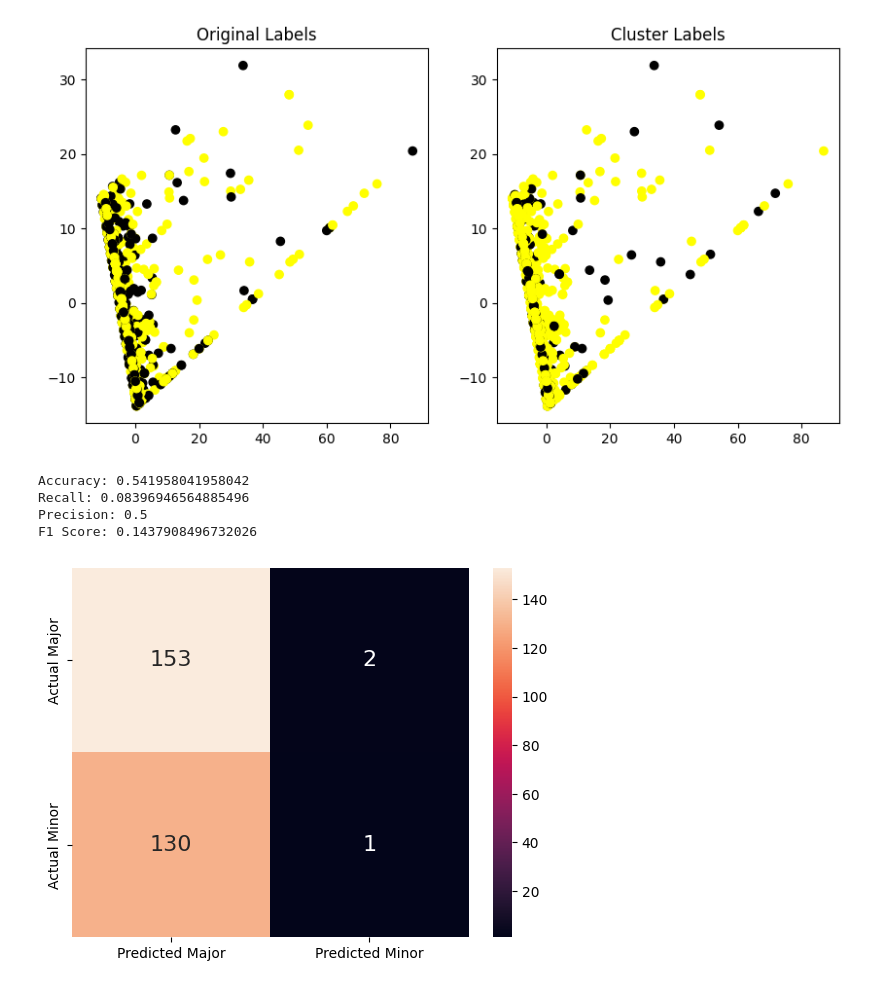
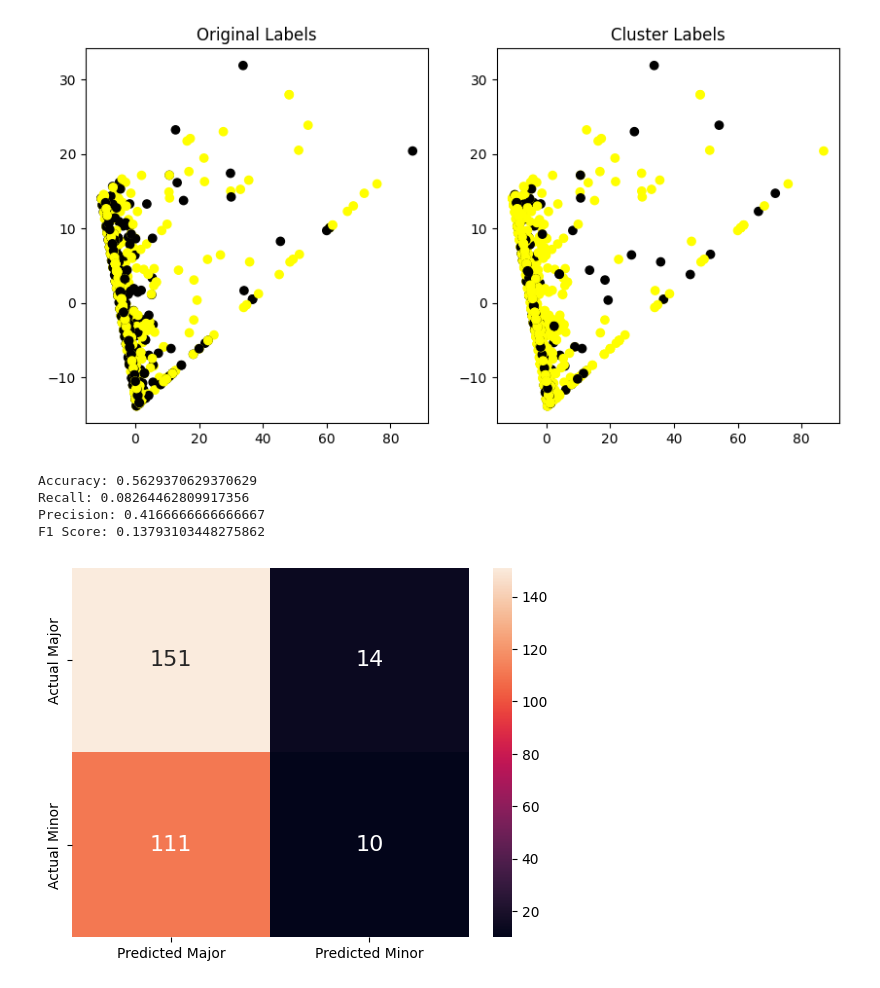
Before and after one commit to omar-elmeteny/MLProject, a Jupyter notebook: ml_project.ipynb, the cells around one changed output. Saved outputs shown, nothing was run; the diff lists cells and outputs as text; code cells hidden in the pictures.

```diff
--- a/ml_project.ipynb
+++ b/ml_project.ipynb
@@ -970,7 +970,10 @@ def split_data(df, target_variable, df_original):
     X_train, X_test, Y_train, Y_test = train_test_split(
         X, Y,
         test_size=0.3,
-        train_size=0.7
+        train_size=0.7,
+        random_state=7,
+        shuffle=True,
+        stratify=Y
     )
     return X_train, X_test, Y_train, Y_test
 
@@ -990,37 +993,37 @@ def logistic_regression(X_train, X_test, Y_train, Y_test):
     accuracy = accuracy_score(Y_test, predictions)
     print('Accuracy:', accuracy)
 
-    recall = recall_score(Y_test, predictions)
+    recall = recall_score(Y_test, predictions, average='weighted')
     print('Recall:', recall)
 
-    precision = precision_score(Y_test, predictions)
+    precision = precision_score(Y_test, predictions, average='weighted')
     print('Precision:', precision)
 
-    f1 = f1_score(Y_test, predictions)
+    f1 = f1_score(Y_test, predictions, average='weighted')
     print('F1 Score:', f1)
 
     return log_model, predictions
 
 log_model, predictions = logistic_regression(X_train, X_test, Y_train, Y_test)
 # %% [output]
-Accuracy: 0.541958041958042
-Recall: 0.08396946564885496
-Precision: 0.5
-F1 Score: 0.1437908496732026
+Accuracy: 0.5629370629370629
+Recall: 0.08264462809917356
+Precision: 0.4166666666666667
+F1 Score: 0.13793103448275862
 # %%
-def confusion_matrix(Y_test, predictions):
+def plot_confusion_matrix(Y_test, predictions):
     # calculate the confusion matrix
-    conf_mat = confusion_matrix(Y_test, predictions)
+    conf_mat = sk_confusion_matrix(Y_test, predictions)
 
     conf_frame = pd.DataFrame(conf_mat,
                             columns=['Predicted Major', 'Predicted Minor'],
                             index=['Actual Major', 'Actual Minor'])
 
     sns.heatmap(conf_frame, annot=True, fmt='d', annot_kws={"size": 16})
     plt.show()
-confusion_matrix(Y_test, predictions)
+plot_confusion_matrix(Y_test, predictions)
 # %% [output]
-[figure, old version]
+[figure, new version]
 # %%
 def plot_roc_curve(log_model, X_test, Y_test):
     # Get the predicted probabilities
```
Also changed, not shown: parts of 33 cells of this notebook.
